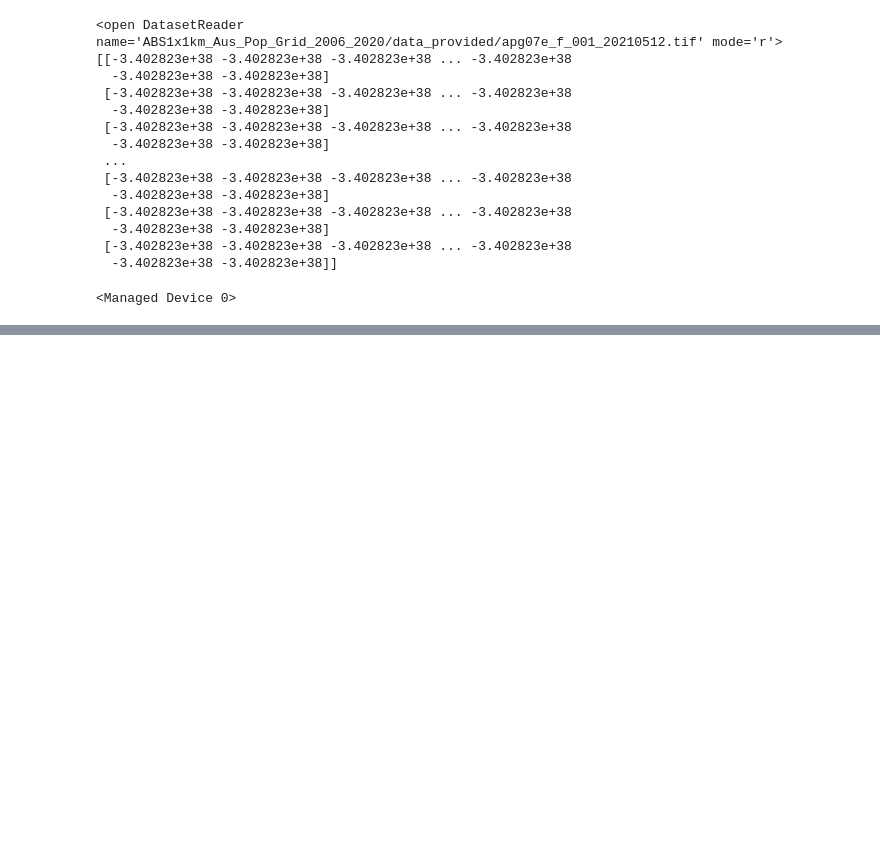
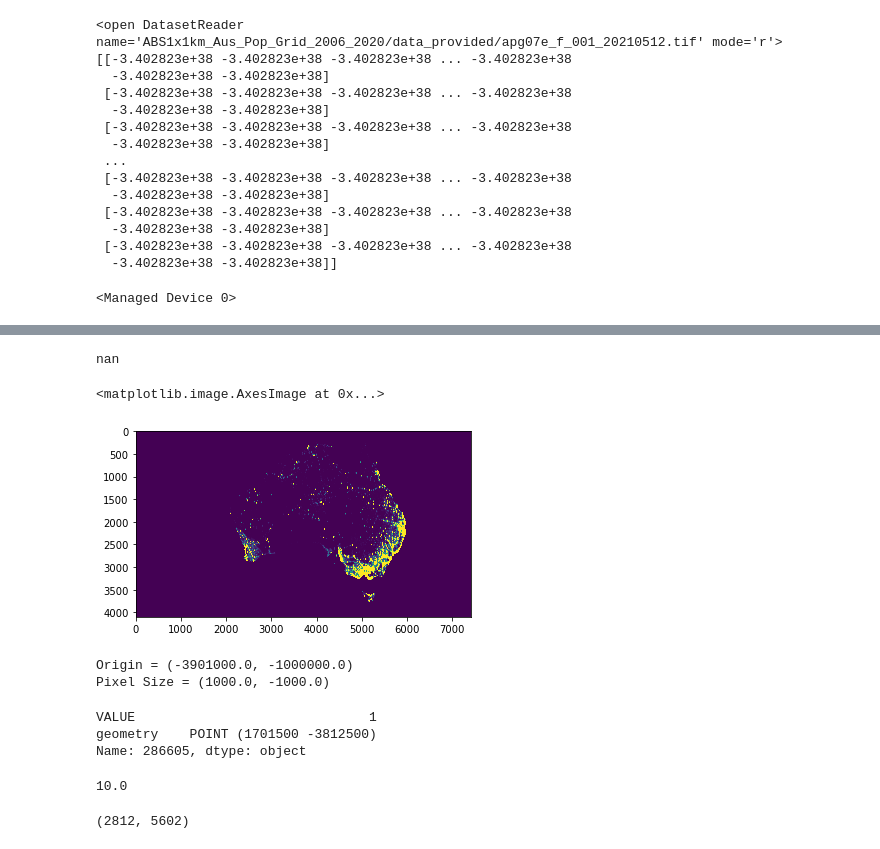
Before and after one commit to cardat/air-health-gis-tools, a Jupyter notebook: exploration.ipynb, the cells around one changed output, grey strips where cells are left out. Drawn from its saved outputs; the diff is of its cells as text; code cells hidden in the pictures; blank space fills up the shorter version.

```diff
--- a/exploration.ipynb
+++ b/exploration.ipynb
@@ -643,0 +620,9 @@ plt.imshow(array_gdal)
+# %%
+coregRaster(3927,2000,array_gdal,0)
+# %% [output]
+nan
+# %%
+plt.imshow(array_gdal,vmin=0,vmax=1)
+# %% [output]
+<matplotlib.image.AxesImage at 0x...>
+[figure, added]
@@ -643,0 +634,25 @@ plt.imshow(array_gdal)
+# %%
+print("Origin = ({}, {})".format(gt[0], gt[3]))
+print("Pixel Size = ({}, {})".format(gt[1], gt[5]))
+# %% [output]
+Origin = (-3901000.0, -1000000.0)
+Pixel Size = (1000.0, -1000.0)
+# %%
+print(sjer_plots_points.loc[286605])
+y=sjer_plots_points.geometry.y[286605]
+x=sjer_plots_points.geometry.x[286605]
+# %% [output]
+VALUE                              1
+geometry    POINT (1701500 -3812500)
+Name: 286605, dtype: object
+# %%
+buff=10000
+b=np.ceil(buff/gt[1])
+print(b)
+# %% [output]
+10.0
+# %%
+ind=get_coords_at_point(gt,x,y)
+print(ind)
+# %% [output]
+(2812, 5602)
```
Also changed, not shown: parts of 39 cells of this notebook, 1 other file.
